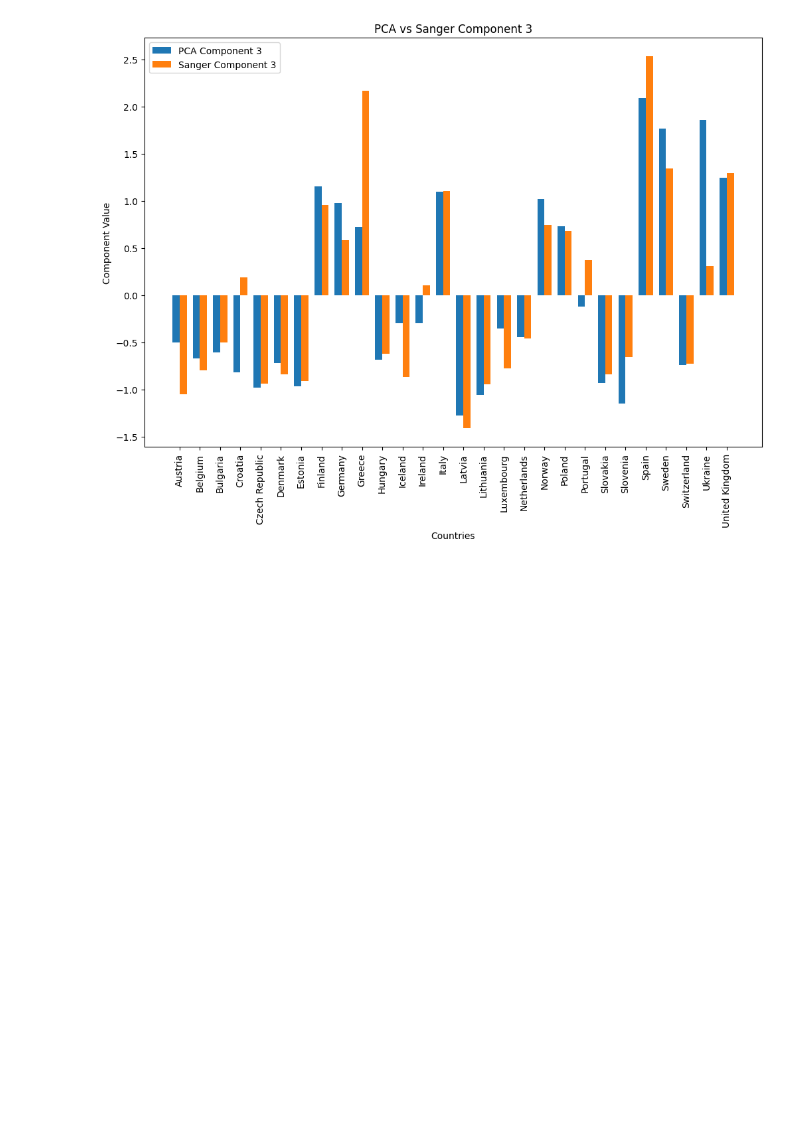
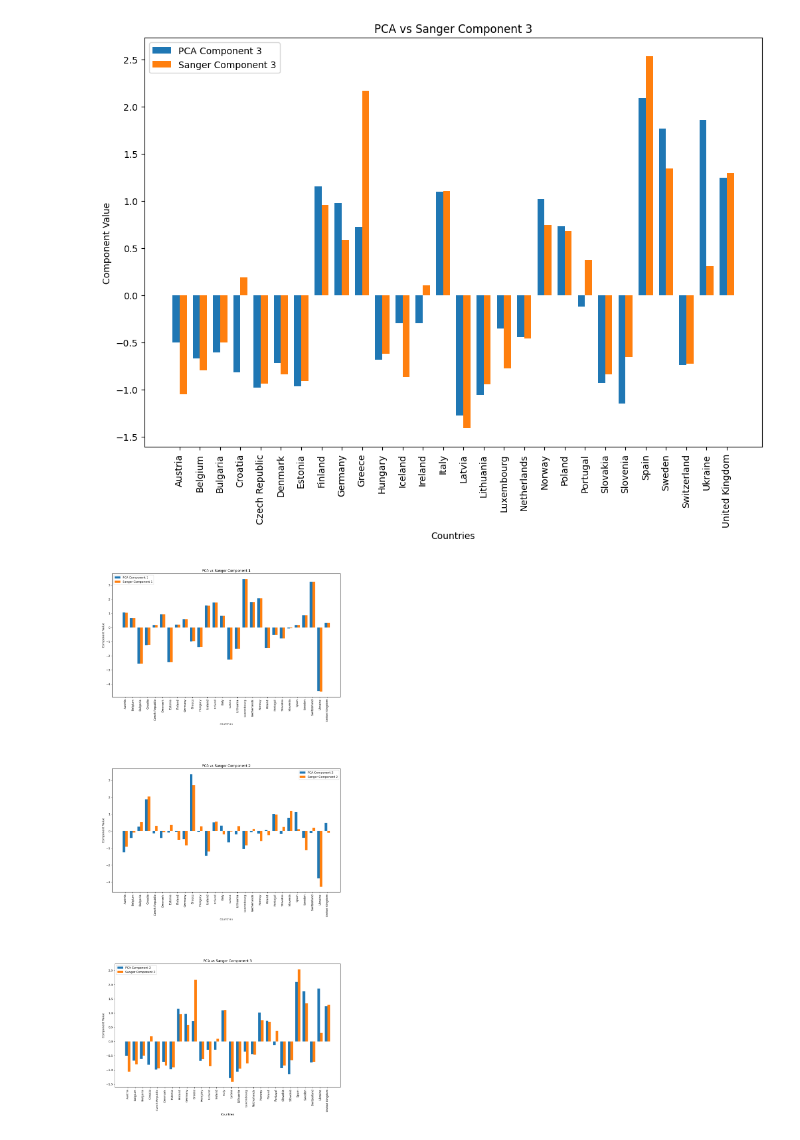
Before and after one commit to cijjas/sia, a Jupyter notebook: tp4/src/ej1.2_pca_vs_oja_adaptative_eta.ipynb, the cells around one changed output. Cells and saved outputs as stored; diff of their text form; code cells hidden in the pictures; blank space fills up the shorter version.

```diff
--- a/tp4/src/ej1.2_pca_vs_oja_adaptative_eta.ipynb
+++ b/tp4/src/ej1.2_pca_vs_oja_adaptative_eta.ipynb
@@ -136,36 +136,62 @@ plt.show()
 # %%
+fig_axs = []
 # Plot the results of PCA components vs Sanger components
 def plot_component_comparison(sanger_weights, pca_components, num_components):
+
+    # create results directory if it does not exist
+    import os
+    if not os.path.exists("../results"):
+        os.makedirs("../results")
+
     for i in range(num_components):
         fig, ax = plt.subplots(figsize=(12, 8))
+
+        fig_axs.append((fig, ax))
 
         pca_component = pca_components[:, i]
         sanger_component = np.dot(data.values, sanger_weights[i])
 
         # Adjust the sign of Sanger component to match PCA component
         if np.corrcoef(pca_component, sanger_component)[0, 1] < 0:
             sanger_component = -sanger_component
 
         index = np.arange(len(countries))
         bar_width = 0.35
 
         ax.bar(index, pca_component, bar_width, label=f"PCA Component {i+1}")
         ax.bar(index + bar_width, sanger_component, bar_width, label=f"Sanger Component {i+1}")
 
         ax.set_xlabel('Countries')
         ax.set_ylabel('Component Value')
         ax.set_title(f'PCA vs Sanger Component {i+1}')
         ax.set_xticks(index + bar_width / 2)
         ax.set_xticklabels(countries, rotation=90)
         ax.legend()
 
+        # save the figure
+        fig.savefig(f"../results/PCA_vs_Sanger_{i+1}.png")
         plt.show()
 
 plot_component_comparison(sanger_weights, components_pca, num_components)
+
+
+# make a graphic with the 3 previous graphics
+fig, axs = plt.subplots(3, 1, figsize=(12, 24))
+
+for i, (fig, ax) in enumerate(fig_axs):
+    fig.canvas.draw()
+    fig.canvas.flush_events()
+    fig.tight_layout()
+    fig.savefig(f"../results/PCA_vs_Sanger_{i+1}.png")
+    axs[i].imshow(fig.canvas.renderer._renderer)
+    axs[i].axis("off")
+
+plt.show()
 # %% [output]
 [figure]
 [figure]
 [figure]
+[figure, added]
 # %%
 import matplotlib.pyplot as plt
 from core.sanger import Sanger
```
Also changed, not shown: parts of 3 cells of this notebook, 1 other file.
